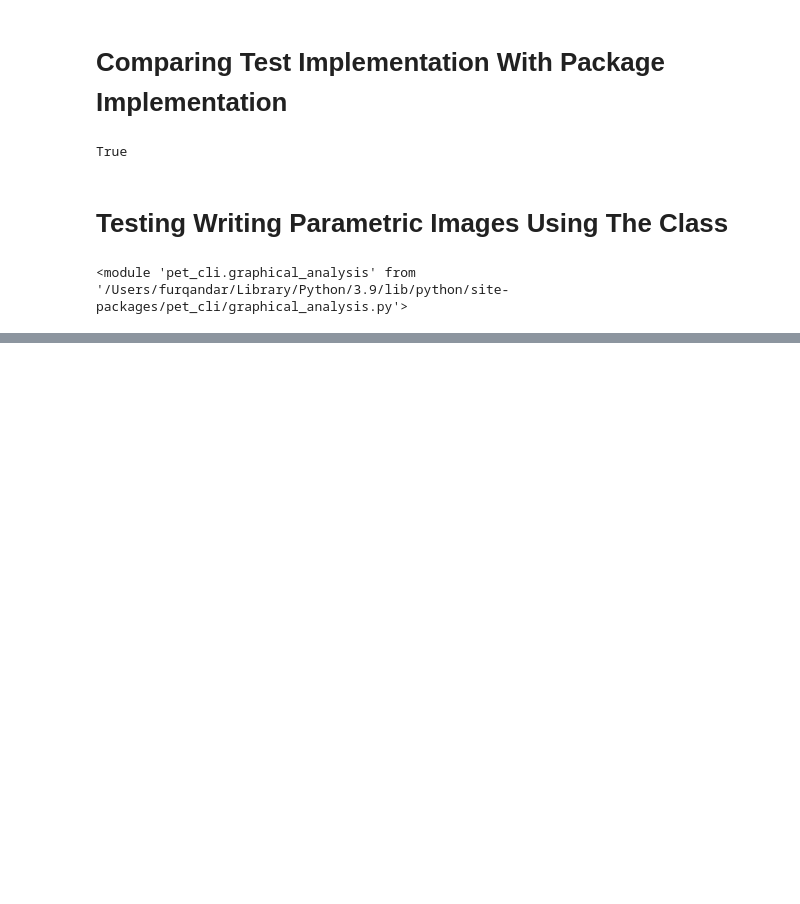
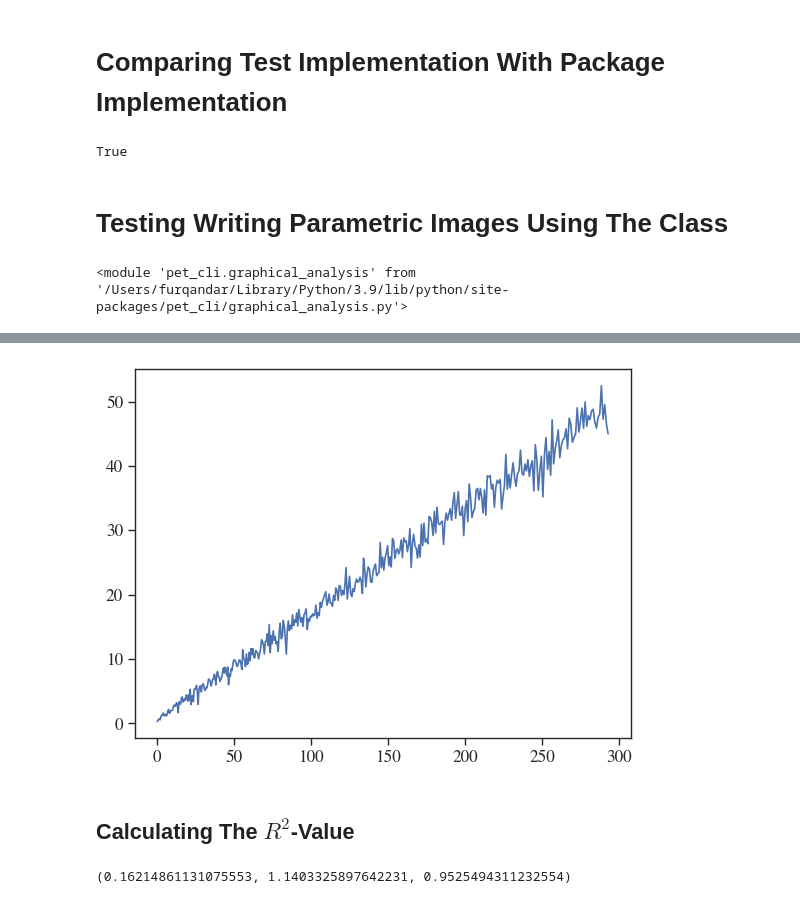
Before and after one commit to noahg-neuroimage/PETProcessing-fork2, a Jupyter notebook: test_notebooks/testing_graphical_analyses/02_testing_parametric_images.ipynb, the cells around one changed output, grey strips where cells are left out. Drawn from its saved outputs; the diff is of its cells as text; code cells hidden in the pictures; blank space fills up the shorter version.

```diff
--- a/test_notebooks/testing_graphical_analyses/02_testing_parametric_images.ipynb
+++ b/test_notebooks/testing_graphical_analyses/02_testing_parametric_images.ipynb
@@ -346,0 +365,9 @@ patlak_pim.save_analysis_properties()
+# %%
+patlak_x = pet_grph.calculate_patlak_x(*pTAC)
+patlak_y = tTAC[1]/pTAC[1]
+plt.plot(patlak_x, patlak_y)
+plt.show()
+# %% [output]
+[figure, added]
+# %% [markdown]
+## Calculating The $R^2$-Value
@@ -346,0 +385,5 @@ patlak_pim.save_analysis_properties()
+# %%
+patlak_x = pet_grph.calculate_patlak_x(*pTAC)
+fit_line_to_data_using_lls_with_rsquared(xdata=patlak_x[-200:], ydata=tTAC[1][-200:]/pTAC[1][-200:])
+# %% [output]
+(0.16214861131075553, 1.1403325897642231, 0.9525494311232554)
```
Also changed, not shown: parts of 8 cells of this notebook, 1 other file.
